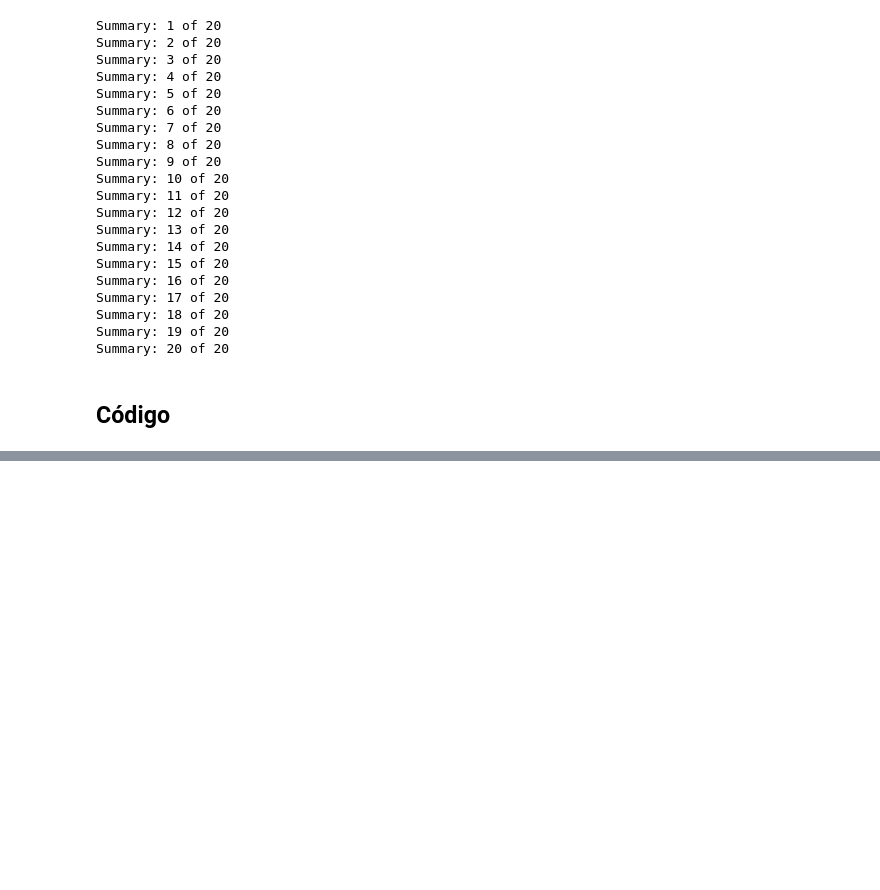
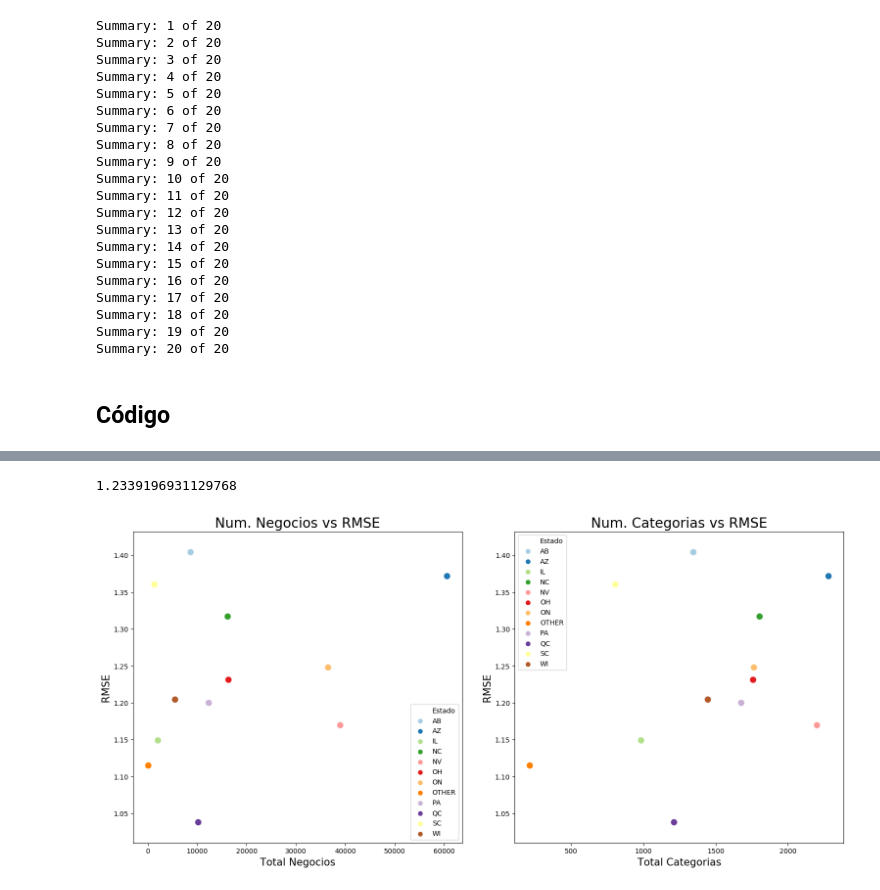
Before and after one commit to minigonche/sistemas_de_recomendacion_2020, a Jupyter notebook: talleres/taller_2/Constructor Modelos Contexto.ipynb, the cells around one changed output, grey strips where cells are left out. Drawn from its saved outputs; the diff is of its cells as text; code cells hidden in the pictures; blank space fills up the shorter version.

```diff
--- a/talleres/taller_2/Constructor Modelos Contexto.ipynb
+++ b/talleres/taller_2/Constructor Modelos Contexto.ipynb
@@ -629,0 +795,2 @@ dar_recomendaciones_por_popular(lugar, usuario, top = 50, df_visitados = None)
+# %%
+df = pd.DataFrame(min_betas, index = [0])
@@ -629,0 +800,12 @@ dar_recomendaciones_por_popular(lugar, usuario, top = 50, df_visitados = None)
+# %%
+lugares = pd.read_pickle('data/avg_business_ratings/avg_ratings.zip')[['business_id','state']]
+size = 5
+usuarios = []
+for i in range(20):
+	print('{} of {}'.format(i+1,20))
+	df = pd.read_pickle('data_raw/CF_base_formato_json_grouped/reviews_{}.zip'.format(i))
+	df = df.merge(lugares[['business_id','state']])
+	for s in df.state.unique():
+		df_temp = df[df.state == s]
+		if df_temp.shape[0] > 0:
+			usuarios += df_temp.sample(min(size,df_temp.shape[0])).user_id.values.tolist()
@@ -629,0 +894,4 @@ dar_recomendaciones_por_popular(lugar, usuario, top = 50, df_visitados = None)
+# %%
+df_final_2 = pd.concat(all_res, ignore_index = True).merge(pd.read_csv('resumen_ciudad.csv'), on = 'state')
+df_final_2 = df_final_2.groupby('state').mean().reset_index().rename(columns = {'state':'Estado'})
+df_final_2
@@ -629,0 +912,27 @@ dar_recomendaciones_por_popular(lugar, usuario, top = 50, df_visitados = None)
+# %%
+df_final_2.RMSE.mean()
+# %% [output]
+1.2339196931129768
+# %%
+
+
+fig, ax = plt.subplots(1,2, figsize=(16,8))
+
+
+sns.scatterplot(x = 'total_negocios', y = 'RMSE', hue = 'Estado', data = df_final_2, ax = ax[0], s = 100)
+sns.scatterplot(x = 'total_categorias', y = 'RMSE', hue = 'Estado', data = df_final_2, ax = ax[1], s = 100)
+
+ax[0].set_title('Num. Negocios vs RMSE', fontsize=20)
+ax[0].set_xlabel('Total Negocios', fontsize=15)
+ax[0].set_ylabel('RMSE', fontsize=15)
+ax[1].set_title('Num. Categorias vs RMSE', fontsize=20)
+ax[1].set_xlabel('Total Categorias', fontsize=15)
+ax[1].set_ylabel('RMSE', fontsize=15)
+
+#set(xlabel='Total Negocios')
+
+fig.tight_layout(pad=3.0)
+
+fig.show()
+# %% [output]
+[figure, added]
```
Also changed, not shown: parts of 24 cells of this notebook, 11 other files.
